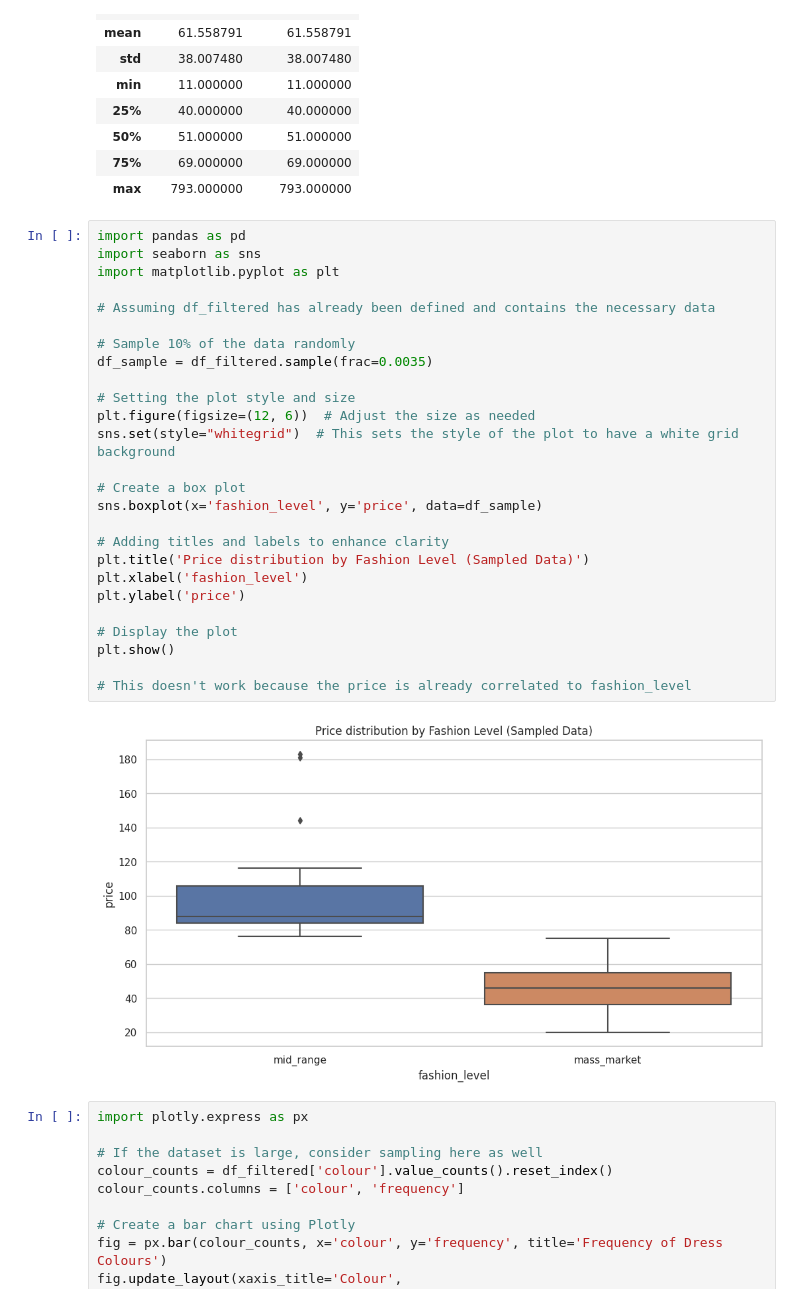
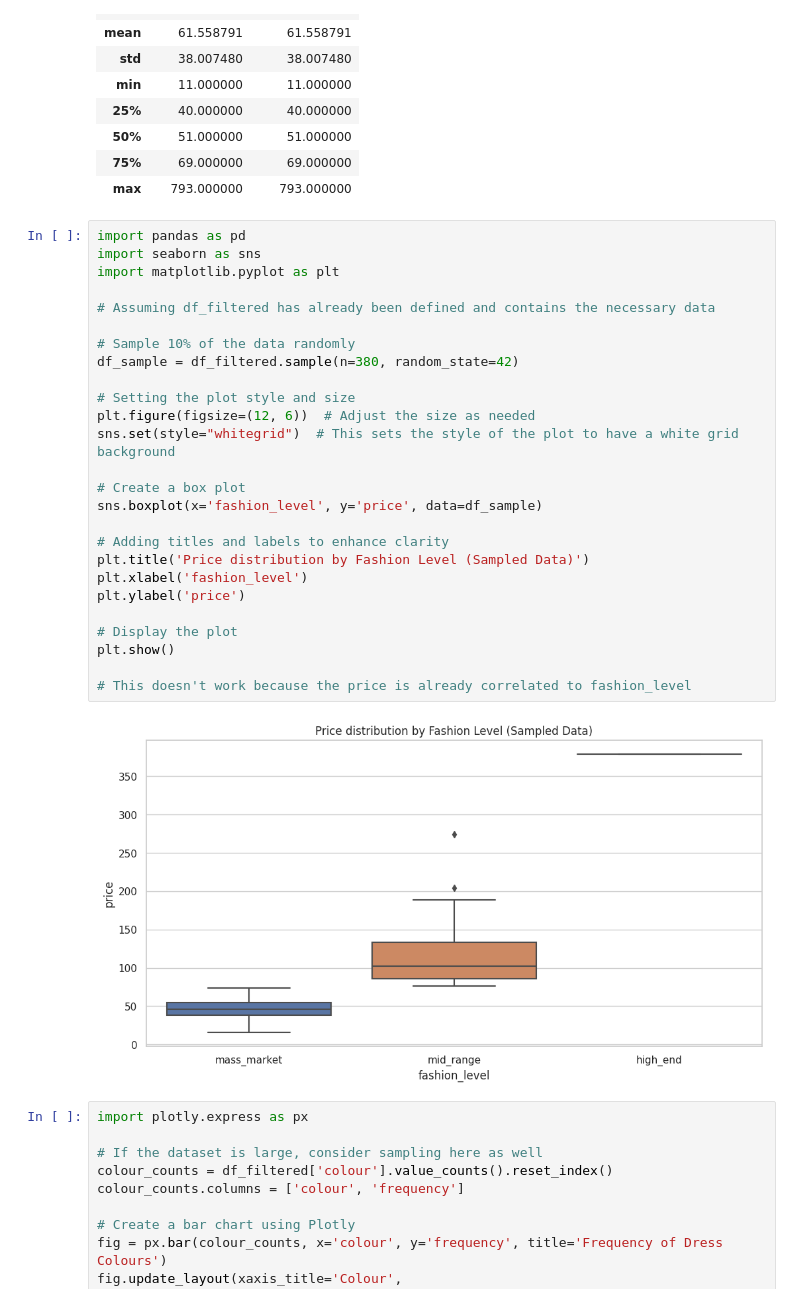
Before and after one commit to SJ-Denning/SJ-Denning, a Jupyter notebook: dress-swap-ecommerce.ipynb, the cells around one changed output. Drawn from its saved outputs; the diff is of its cells as text.

```diff
--- a/dress-swap-ecommerce.ipynb
+++ b/dress-swap-ecommerce.ipynb
@@ -552,31 +552,31 @@ df_filtered.describe()
 # %%
 import pandas as pd
 import seaborn as sns
 import matplotlib.pyplot as plt
 
 # Assuming df_filtered has already been defined and contains the necessary data
 
 # Sample 10% of the data randomly
-df_sample = df_filtered.sample(frac=0.0035)
+df_sample = df_filtered.sample(n=380, random_state=42)
 
 # Setting the plot style and size
 plt.figure(figsize=(12, 6))  # Adjust the size as needed
 sns.set(style="whitegrid")  # This sets the style of the plot to have a white grid background
 
 # Create a box plot
 sns.boxplot(x='fashion_level', y='price', data=df_sample)
 
 # Adding titles and labels to enhance clarity
 plt.title('Price distribution by Fashion Level (Sampled Data)')
 plt.xlabel('fashion_level')
 plt.ylabel('price')
 
 # Display the plot
 plt.show()
 
 # This doesn't work because the price is already correlated to fashion_level
 # %% [output]
-[figure, old version]
+[figure, new version]
 # %%
 import plotly.express as px
 
```
Also changed, not shown: parts of 6 cells of this notebook.
